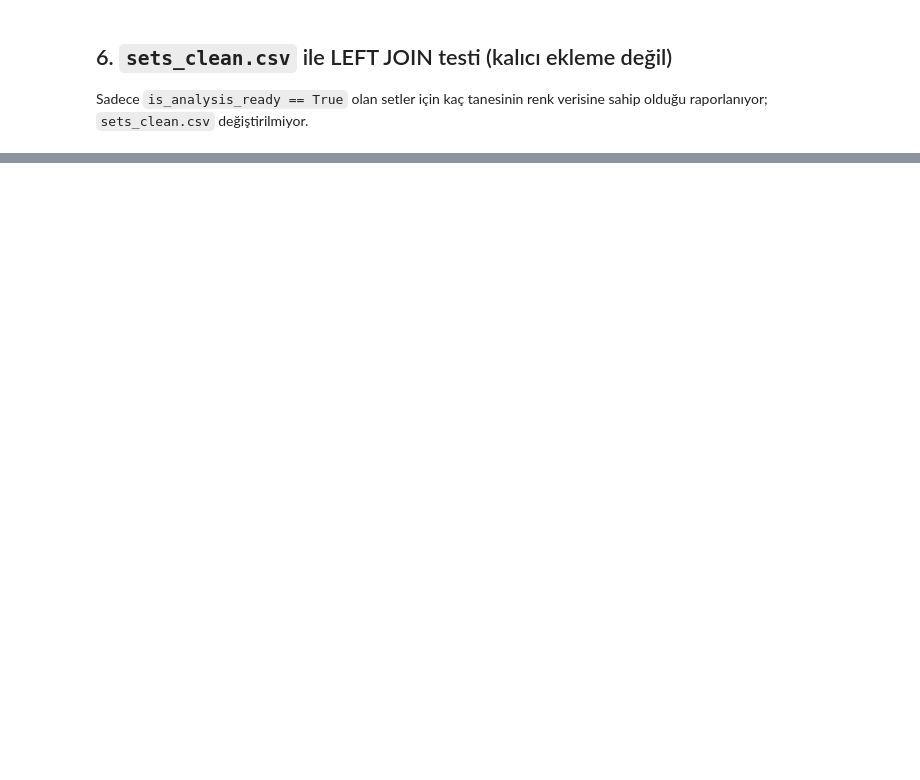
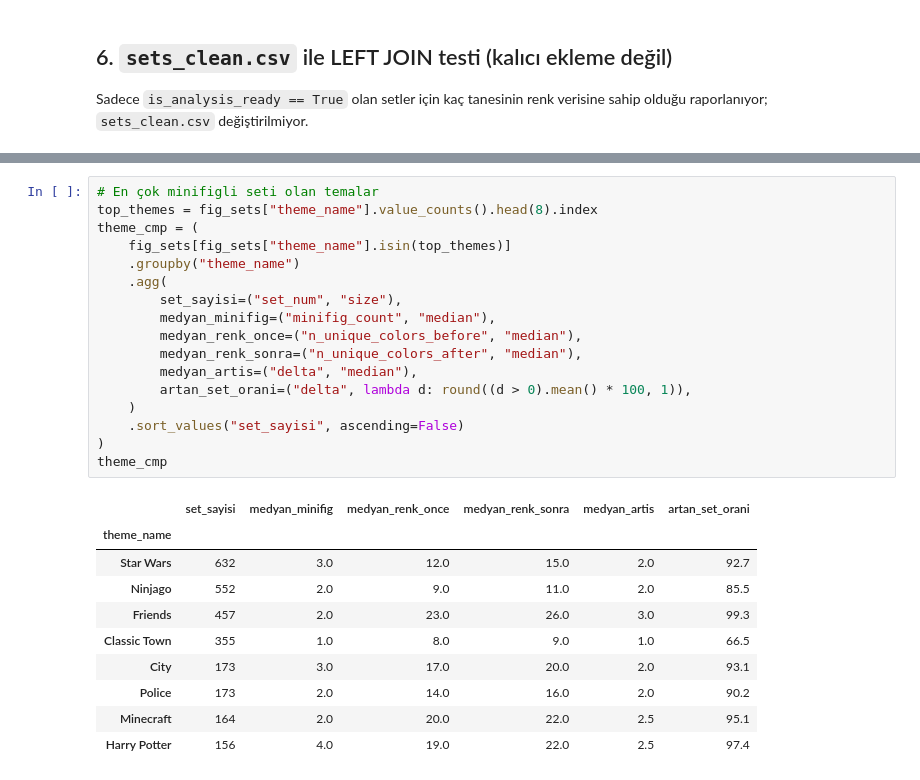
Before and after one commit to didemmrsln/brick-by-brick-lego-analysis, a Jupyter notebook: notebooks/07_color_enrichment.ipynb, the cells around one changed output, grey strips where cells are left out. Drawn from its saved outputs; the diff is of its cells as text; blank space fills up the shorter version.

```diff
--- a/notebooks/07_color_enrichment.ipynb
+++ b/notebooks/07_color_enrichment.ipynb
@@ -272,0 +270,28 @@ num_parts ile birebir eşleşme (minifigler dahil)       : 99.41%
+# %%
+# En çok minifigli seti olan temalar
+top_themes = fig_sets["theme_name"].value_counts().head(8).index
+theme_cmp = (
+    fig_sets[fig_sets["theme_name"].isin(top_themes)]
+    .groupby("theme_name")
+    .agg(
+        set_sayisi=("set_num", "size"),
+        medyan_minifig=("minifig_count", "median"),
+        medyan_renk_once=("n_unique_colors_before", "median"),
+        medyan_renk_sonra=("n_unique_colors_after", "median"),
+        medyan_artis=("delta", "median"),
+        artan_set_orani=("delta", lambda d: round((d > 0).mean() * 100, 1)),
+    )
+    .sort_values("set_sayisi", ascending=False)
+)
+theme_cmp
+# %% [output]
+|  | set_sayisi | medyan_minifig | medyan_renk_once | medyan_renk_sonra | medyan_artis | artan_set_orani |
+| theme_name |  |  |  |  |  |  |
+| Star Wars | 632 | 3.0 | 12.0 | 15.0 | 2.0 | 92.7 |
+| Ninjago | 552 | 2.0 | 9.0 | 11.0 | 2.0 | 85.5 |
+| Friends | 457 | 2.0 | 23.0 | 26.0 | 3.0 | 99.3 |
+| Classic Town | 355 | 1.0 | 8.0 | 9.0 | 1.0 | 66.5 |
+| City | 173 | 3.0 | 17.0 | 20.0 | 2.0 | 93.1 |
+| Police | 173 | 2.0 | 14.0 | 16.0 | 2.0 | 90.2 |
+| Minecraft | 164 | 2.0 | 20.0 | 22.0 | 2.5 | 95.1 |
+| Harry Potter | 156 | 4.0 | 19.0 | 22.0 | 2.5 | 97.4 |
```
Also changed, not shown: parts of 28 cells of this notebook, 3 other files.
